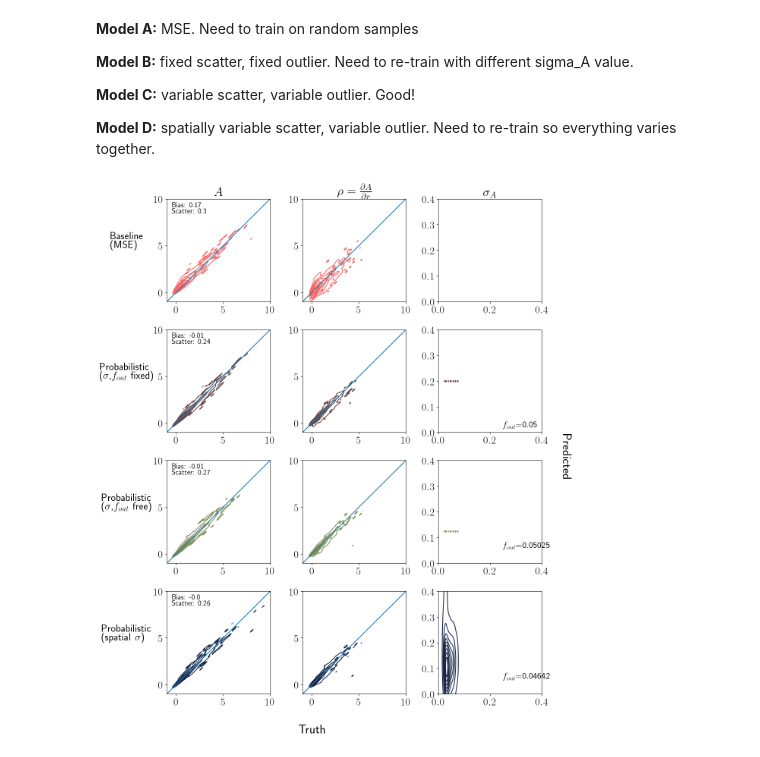
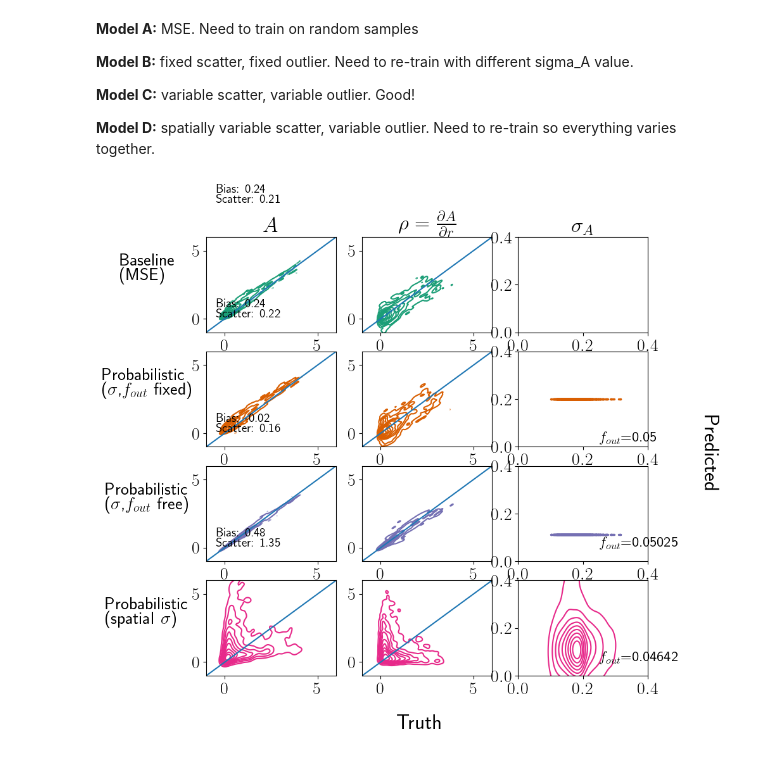
Before and after one commit to avaove/dustmap-ml, a Jupyter notebook: dust_plots_models.ipynb, the cells around one changed output. Cells and saved outputs as stored; diff of their text form; code cells hidden in the pictures.

Commit message:
models panels plots update

```diff
--- a/dust_plots_models.ipynb
+++ b/dust_plots_models.ipynb
@@ -116,10 +103,8 @@ Y_train, Y_train, Y_test = data['Y_train'], data['Y_valid'], data['Y_test']
 # %%
-# TODO: this is inconsistent - just loop through X_test values not the whole Xgrid
-intrinsic = [np.exp(logdust(x,y,z)) for x,y,z in X_test[:,0]]
-intrinsic_std = [np.exp(logstdA(x,y,z)) for x,y,z in X_test[:,0]]
+intrinsic = [np.exp(logdust(x,y,z)) for x,y,z in X_test]
+intrinsic_std = [np.exp(logstdA(x,y,z)) for x,y,z in X_test]
 
 def get_underlying_dust(model_mean, X):
-    # getting rho
     dA_dx, dA_dy, dA_dz = [], [], []
     norm = model_mean.get_layer('norm')
     dense_1 = model_mean.get_layer('dense_1')
@@ -138,9 +123,7 @@ def get_underlying_dust(model_mean, X):
         dA_dz.append(dA_dxyz[2])
 
     r = np.sqrt(np.square(X[:, 0]) + np.square(X[:, 1]) + np.square(X[:, 2]))
-    x = X[:, 0]
-    y = X[:, 1]
-    z = X[:, 2]
+    x, y, z = X[:, 0], X[:, 1], X[:, 2]
     x_over_r = np.divide(x, r)
     y_over_r = np.divide(y, r)
     z_over_r = np.divide(z, r)
@@ -161,20 +144,18 @@ dA_dr_modelD = get_underlying_dust(modelD_mean, X_test[:, 0])
 # %%
-pred_mean = get_NN_pred_mean(modelD_mean, X_test[:, 0])
+pred_mean = get_NN_pred_mean(modelD_mean, X_test)
 pred_mean = np.reshape(pred_mean, (pred_mean.shape[0], 1))
-model_std_inps = np.append(X_test[:, 0], pred_mean, axis=1)
-
-pred_std_modelD = get_std_model_pred(modelD_std, model_std_inps, np.log(0.13410718414757786), training=False)
+model_std_inps = np.append(X_test, pred_mean, axis=1)
+pred_std_modelD = get_std_model_pred(modelD_std, model_std_inps, np.log(modelC_final_variable_std), training=False)
 pred_std_modelD = np.reshape(pred_std_modelD, np.shape(pred_std_modelD)[0])
 pred_std_modelD = np.exp(pred_std_modelD)
 # %%
 # some reshaping
-num_data = X_test[:,0].shape[0]
+num_data = X_test.shape[0]
 pred_A_modelA = np.reshape(pred_A_modelA, num_data)
 pred_A_modelB = np.reshape(pred_A_modelB, num_data)
 pred_A_modelC = np.reshape(pred_A_modelC, num_data)
 pred_A_modelD = np.reshape(pred_A_modelD, num_data)
 pred_std_modelD = np.reshape(pred_std_modelD, pred_std_modelD.shape[0])
-modelC_final_variable_std = 0.12374137631361162
 modelC_final_variable_std_repeated = np.array([modelC_final_variable_std] * num_data)
 point2_repeated = np.array([0.2] * num_data)
 # %% [markdown]
@@ -186,19 +167,20 @@ point2_repeated = np.array([0.2] * num_data)
 
 **Model D:** spatially variable scatter, variable outlier. Need to re-train so everything varies together.
 # %%
-fig = plt.figure(figsize=(13, 15), tight_layout=True)
-lims, std_lims = [-1, 10], [0, 0.4]
-color1, color2, color3, color4 = "#F96666", "#674747", "#829460", "#182747" # TODO: replace with these colors
+fig = plt.figure(figsize=(9, 9))
+lims, std_lims = [-1, 6], [0, 0.4]
+color1, color2, color3, color4 = "#1b9e77", "#d95f02", "#7570b3", "#e7298a"
 fig.supxlabel('Truth')
 fig.supylabel('Predicted', ha="right", x=1.025, rotation=270)
-# pred_asinh = np.arcsinh(pred_A)
-# Y_test_asinh = np.arcsinh(Y_test[:, 0])
+fig.tight_layout(pad=25.)
 
-plt.subplot(4, 3, 1)
+
+# plots for true vs predicted A
+plt.subplot(4, 3, 1,)
 plt.title(r'$A$')
-sns.kdeplot(Y_test[:, 0], pred_A_modelA, color=color1, bw_adjust=0.5)
+sns.kdeplot(Y_test, pred_A_modelA, color=color1, bw_adjust=0.5)
 plt.ylabel("Baseline\n(MSE)", rotation='horizontal', labelpad=50)
-residual = pred_A_modelA - Y_test[:, 0]
+residual = pred_A_modelA - Y_test
 bias=np.mean(residual)
 scatter=np.std(residual)
 plt.text(-0.5, 8.5, 'Bias: ' + str(round(bias, 2)) + '\nScatter: ' + str(round(scatter, 2)) , fontsize='x-small')
@@ -207,9 +189,9 @@ plt.ylim(lims)
 plt.plot(lims, lims)
 
 plt.subplot(4, 3, 4)
-sns.kdeplot(Y_test[:, 0], pred_A_modelB, color=color2, bw_adjust=0.5)
+sns.kdeplot(Y_test, pred_A_modelB, color=color2, bw_adjust=0.5)
 plt.ylabel("Probabilistic\n("+r'$\sigma$'+","+r'$f_{out}$'+" fixed)", rotation='horizontal', labelpad=50)
-residual = pred_A_modelB - Y_test[:, 0]
+residual = pred_A_modelB - Y_test
 bias=np.mean(residual)
 scatter=np.std(residual)
 plt.text(-0.5, 8.5, 'Bias: ' + str(round(bias, 2)) + '\nScatter: ' + str(round(scatter, 2)) , fontsize='x-small')
@@ -219,80 +201,79 @@ plt.plot(lims, lims)
 
 plt.subplot(4, 3, 7)
 plt.ylabel("Probabilistic\n("+r'$\sigma$'+","+r'$f_{out}$'+" free)", rotation='horizontal', labelpad=50)
-residual = pred_A_modelC - Y_test[:, 0]
+residual = pred_A_modelC - Y_test
 bias=np.mean(residual)
 scatter=np.std(residual)
 plt.text(-0.5, 8.5, 'Bias: ' + str(round(bias, 2)) + '\nScatter: ' + str(round(scatter, 2)) , fontsize='x-small')
-sns.kdeplot(Y_test[:, 0], pred_A_modelC, color=color3, bw_adjust=0.5)
+sns.kdeplot(Y_test, pred_A_modelC, color=color3, bw_adjust=0.5)
 plt.xlim(lims)
 plt.ylim(lims)
 plt.plot(lims, lims)
 
 plt.subplot(4, 3, 10)
 plt.ylabel("Probabilistic\n(spatial "+r'$\sigma$'+")", rotation='horizontal', labelpad=50)
-residual = pred_A_modelD - Y_test[:, 0]
+residual = pred_A_modelD - Y_test
 bias=np.mean(residual)
 scatter=np.std(residual)
 plt.text(-0.5, 8.5, 'Bias: ' + str(round(bias, 2)) + '\nScatter: ' + str(round(scatter, 2)) , fontsize='x-small')
-sns.kdeplot(Y_test[:, 0], pred_A_modelD, color=color4, bw_adjust=0.5)
+sns.kdeplot(Y_test, pred_A_modelD, color=color4, bw_adjust=0.5)
 plt.xlim(lims)
 plt.ylim(lims)
 plt.plot(lims, lims)
 
 
-# underlying dust plots
+# plots for true vs predicted underlying dust
 plt.subplot(4, 3, 2)
 plt.title(r'$\rho=\frac{\partial A}{\partial r}$')
 
-sns.kdeplot(intrinsic, dA_dr_modelA, color="#F96666", bw_adjust=0.5)
+sns.kdeplot(intrinsic, dA_dr_modelA, color=color1, bw_adjust=0.5)
 plt.xlim(lims)
 plt.ylim(lims)
 plt.plot(lims, lims)
 
 plt.subplot(4, 3, 5)
-sns.kdeplot(intrinsic, dA_dr_modelB, color="#674747", bw_adjust=0.5)
+sns.kdeplot(intrinsic, dA_dr_modelB, color=color2, bw_adjust=0.5)
 plt.xlim(lims)
 plt.ylim(lims)
 plt.plot(lims, lims)
 
 plt.subplot(4, 3, 8)
-sns.kdeplot(intrinsic, dA_dr_modelC, color="#829460", bw_adjust=0.5)
+sns.kdeplot(intrinsic, dA_dr_modelC, color=color3, bw_adjust=0.5)
 plt.xlim(lims)
 plt.ylim(lims)
 plt.plot(lims, lims)
 
 plt.subplot(4, 3, 11)
-sns.kdeplot(intrinsic, dA_dr_modelD, color="#182747", bw_adjust=0.5)
+sns.kdeplot(intrinsic, dA_dr_modelD, color=color4, bw_adjust=0.5)
 plt.xlim(lims)
 plt.ylim(lims)
 plt.plot(lims, lims)
 
-# sigma plots
+
+# plots for true vs predicted sigma
 plt.subplot(4, 3, 3)
 plt.title(r'$\sigma_A$')
 plt.xlim(std_lims)
 plt.ylim(std_lims)
 
-
 plt.subplot(4, 3, 6)
-plt.plot(intrinsic_std, point2_repeated, marker="o", markersize=5, markeredgecolor="white", markerfacecolor="#674747")
+plt.scatter(intrinsic_std, point2_repeated, marker="o", s=2, edgecolors=color2, c=color2)
 plt.xlim(std_lims)
 plt.ylim(std_lims)
 plt.text(0.25, 0.02, r'$f_{out}$=0.05', fontsize='small')
 
 plt.subplot(4, 3, 9)
-plt.plot(intrinsic_std, modelC_final_variable_std_repeated, marker="o", markersize=5, markeredgecolor="white", markerfacecolor="#829460")
+plt.scatter(intrinsic_std, modelC_final_variable_std_repeated, marker="o", s=2, edgecolors=color3, c=color3)
 plt.xlim(std_lims)
 plt.ylim(std_lims)
 plt.text(0.25, 0.06, r'$f_{out}$=0.05025', fontsize='small')
 
-# also store the true values of std as Y_test
 plt.subplot(4, 3, 12)
-sns.kdeplot(intrinsic_std, pred_std_modelD, color="#182747")
+sns.kdeplot(intrinsic_std, pred_std_modelD, color=color4)
 plt.xlim(std_lims)
 plt.ylim(std_lims)
 plt.text(0.25, 0.06, r'$f_{out}$=0.04642', fontsize='small')
 
-plt.savefig('plots/4panel-2.png', bbox_inches='tight')
+plt.savefig('plots/4panel-models.png', bbox_inches='tight')
 # %% [output]
-[figure, old version]
+[figure, new version]
```
Also changed, not shown: parts of 9 cells of this notebook, 1 other file.
